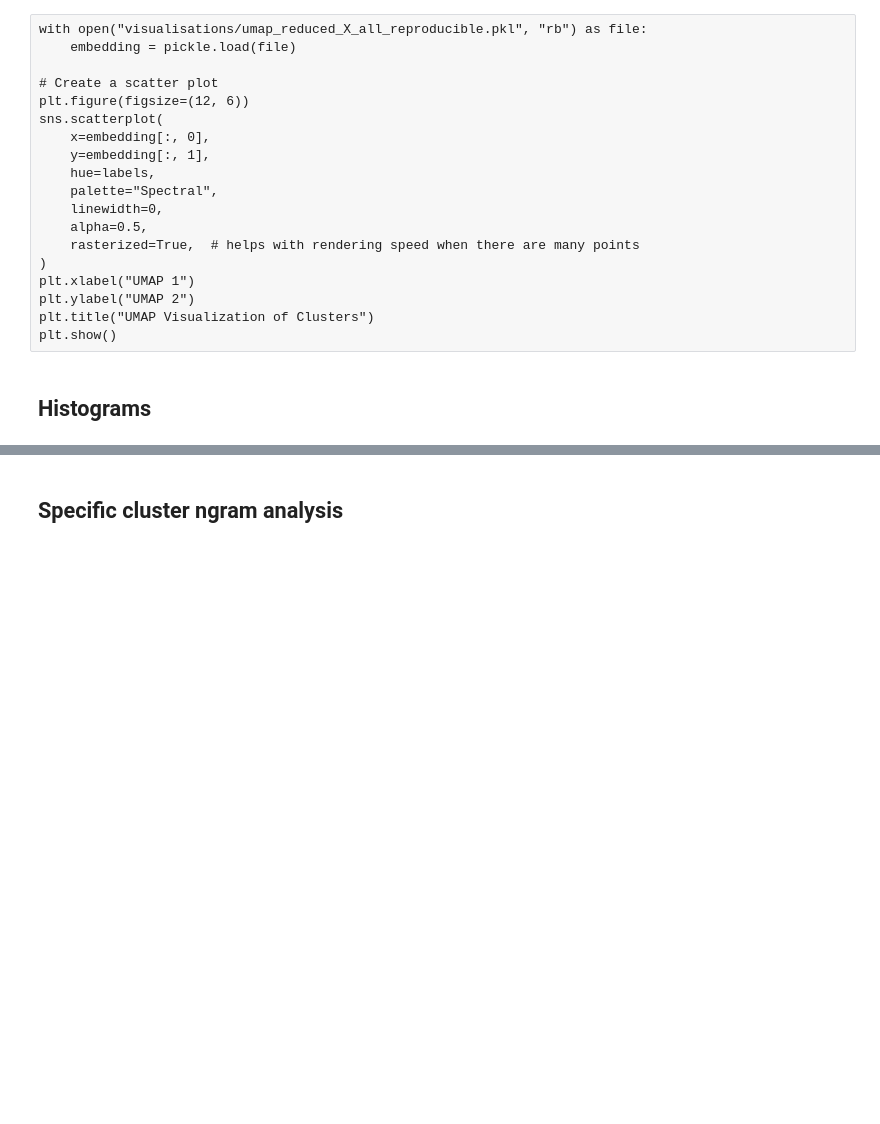
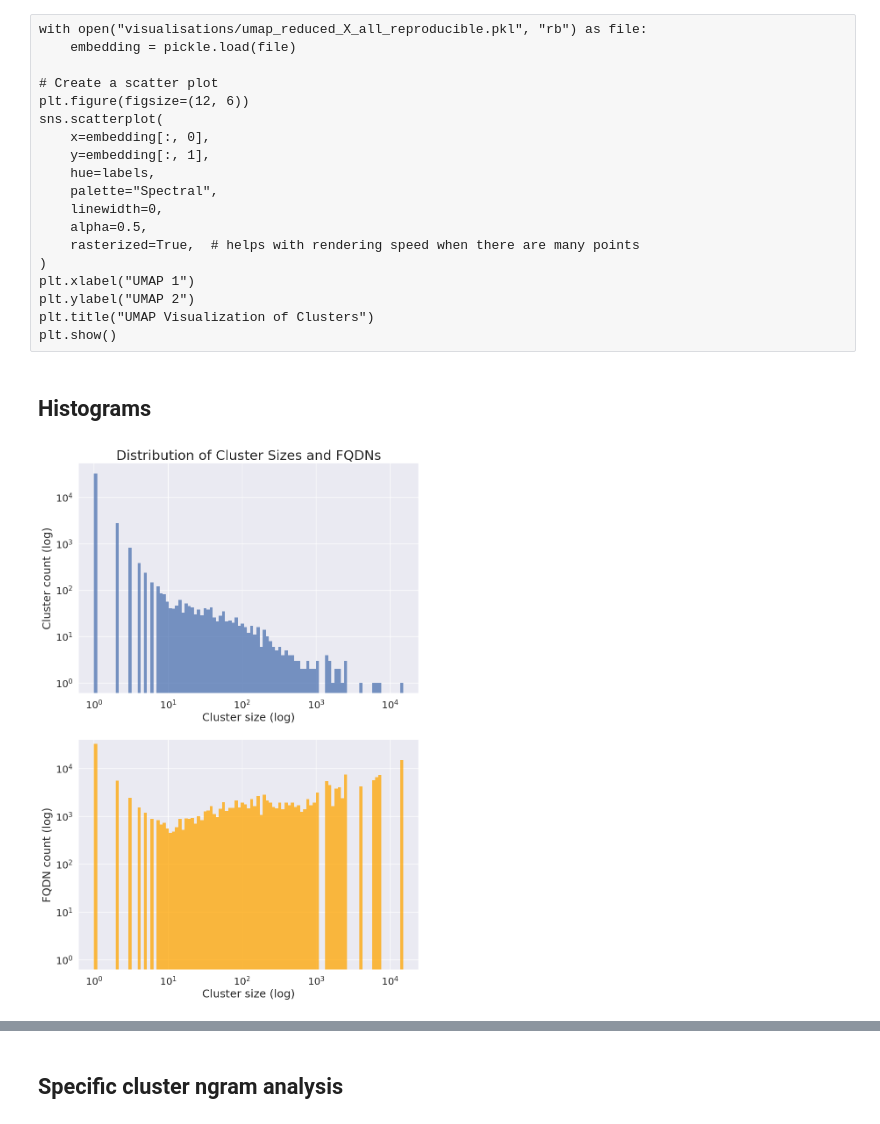
Before and after one commit to Kairixir/URL-domain-name-clustering, a Jupyter notebook: bachelor_thesis.ipynb, the cells around one changed output, grey strips where cells are left out. Saved outputs shown, nothing was run; the diff lists cells and outputs as text; code cells hidden in the pictures; blank space fills up the shorter version.

```diff
--- a/bachelor_thesis.ipynb
+++ b/bachelor_thesis.ipynb
@@ -909,3 +891,55 @@ plt.show()
+# %%
+# Set the number of bins to use
+num_bins = 100
+
+fig, (ax1, ax2) = plt.subplots(nrows=2, figsize=(10, 15))
+
+# Create a sequence of log-spaced bin edges
+bins_ax = np.logspace(
+    0,
+    np.log10(max(max(cluster_sizes), max(fqdns_per_cluster_repeated)) + 1),
+    num=num_bins,
+)
+
+sns.histplot(cluster_sizes, stat="count", bins=bins_ax, log=True, ax=ax1)
+ax1.set_xlabel("Cluster size (log)", fontsize=18)
+ax1.set_ylabel("Cluster count (log)", fontsize=18)
+ax1.set_title("Distribution of Cluster Sizes and FQDNs", fontsize=22)
+ax1.set_xscale("log")
+
+
+sns.histplot(
+    fqdns_per_cluster_repeated,
+    stat="count",
+    bins=bins_ax,
+    color="orange",
+    log=True,
+    ax=ax2,
+)
+ax2.set_xlabel("Cluster size (log)", fontsize=18)
+ax2.set_ylabel("FQDN count (log)", fontsize=18)
+
+ax2.set_xscale("log")
+ax2.set_ybound(ax2.get_xbound()[0])
+
+
+if SAVE_FIGS:
+    plt.savefig(
+        "visualisations/svg/histogram-overall-log.svg",
+        bbox_inches="tight",
+        pad_inches=0,
+        dpi=600,
+    )
+    plt.savefig(
+        "visualisations/pdf/histogram-overall-log.pdf",
+        bbox_inches="tight",
+        pad_inches=0,
+        dpi=600,
+    )
+
+plt.show()
+# %% [output]
+[figure, added]
 # %%
 bin_count = 100
 bin_width = (cluster_sizes.max() - cluster_sizes.min()) / bin_count
```
Also changed, not shown: parts of 38 cells of this notebook.
